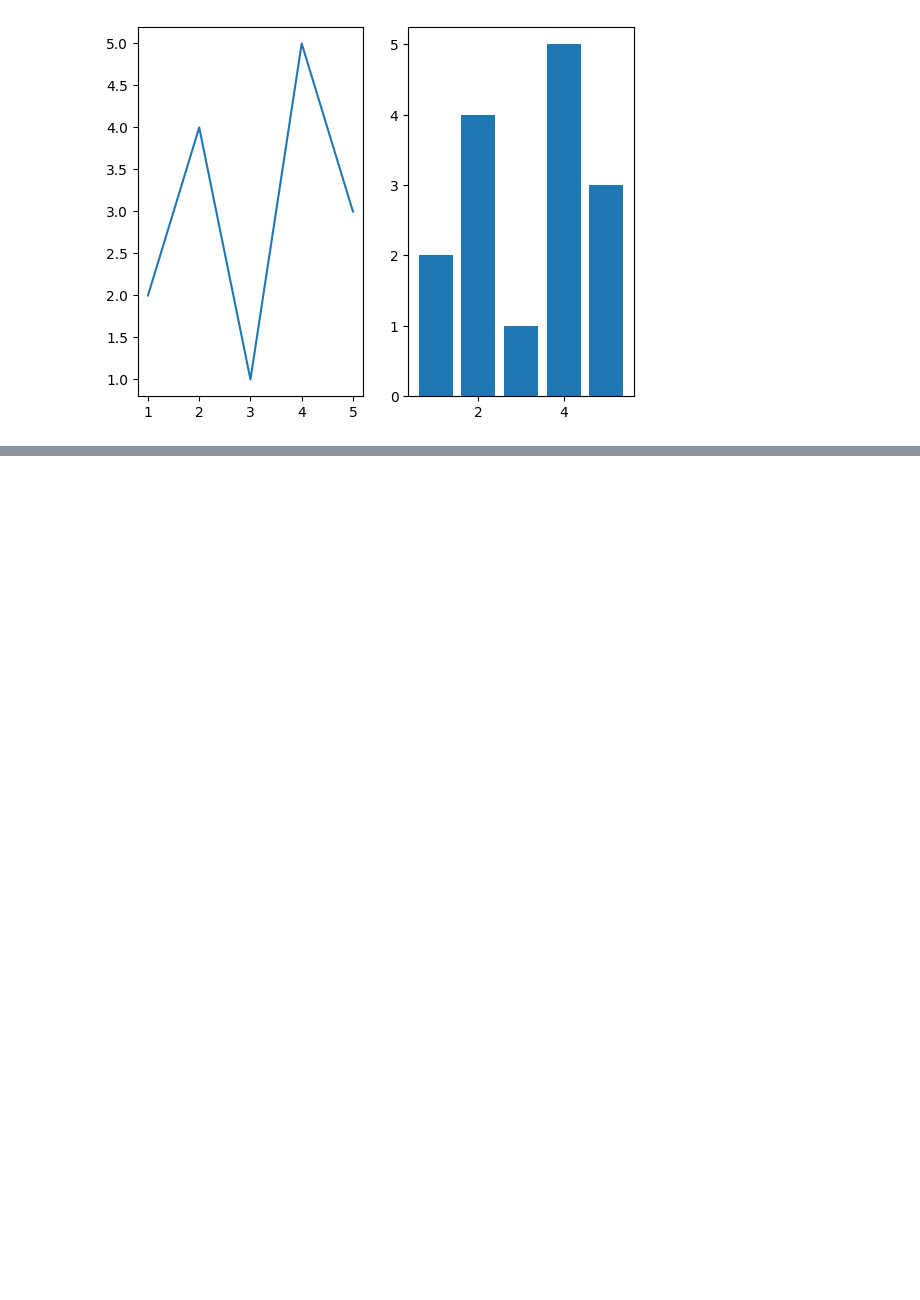
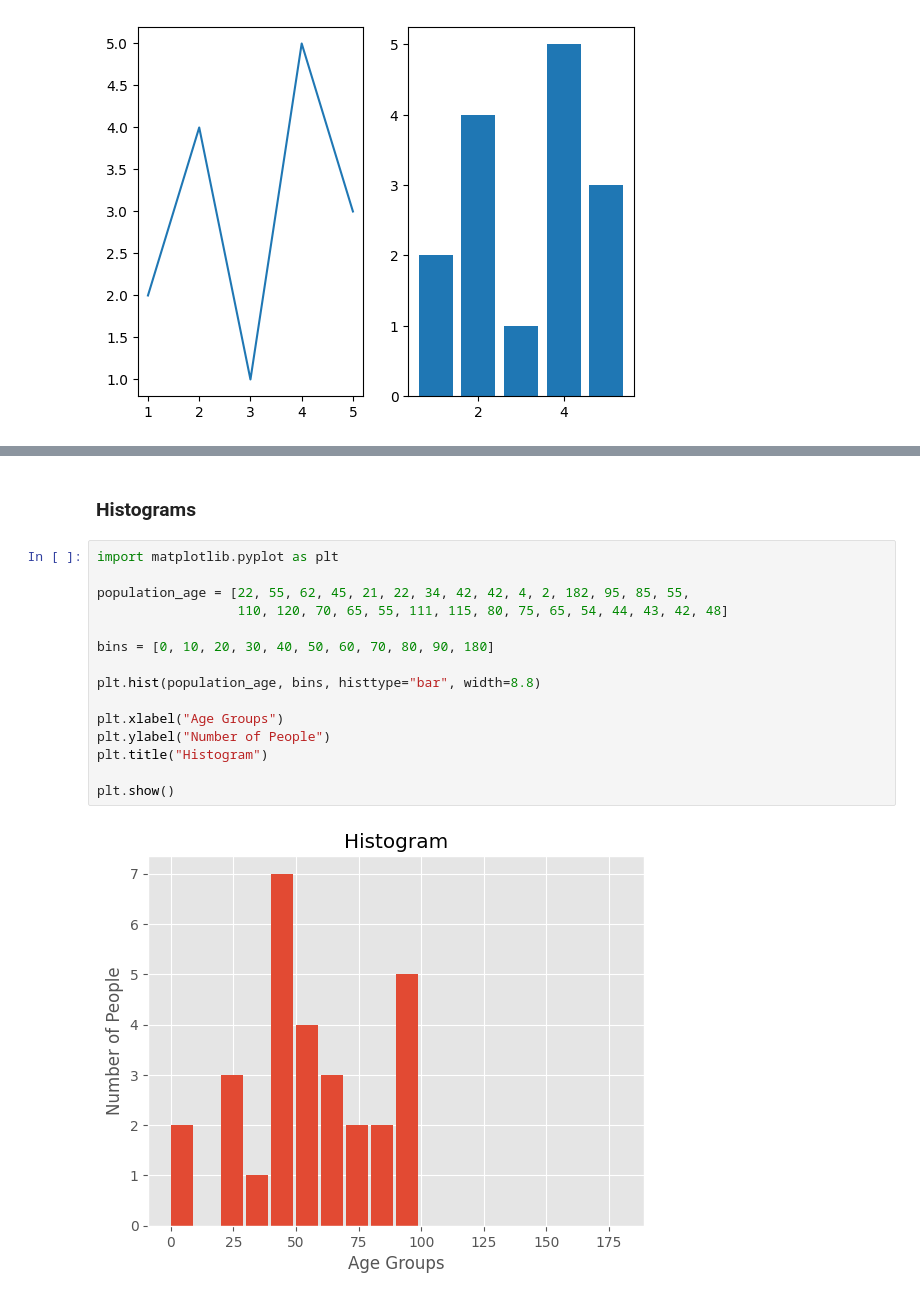
Before and after one commit to Kavithma-Thushal/Machine-Learning-Room-GDSE66, a Jupyter notebook: Day 5/Jupyter/main.ipynb, the cells around one changed output, grey strips where cells are left out. Saved outputs shown, nothing was run; the diff lists cells and outputs as text; blank space fills up the shorter version.

```diff
--- a/Day 5/Jupyter/main.ipynb
+++ b/Day 5/Jupyter/main.ipynb
@@ -31,0 +67,19 @@ plt.show()
+# %% [markdown]
+### Histograms
+# %%
+import matplotlib.pyplot as plt
+
+population_age = [22, 55, 62, 45, 21, 22, 34, 42, 42, 4, 2, 182, 95, 85, 55,
+                  110, 120, 70, 65, 55, 111, 115, 80, 75, 65, 54, 44, 43, 42, 48]
+
+bins = [0, 10, 20, 30, 40, 50, 60, 70, 80, 90, 180]
+
+plt.hist(population_age, bins, histtype="bar", width=8.8)
+
+plt.xlabel("Age Groups")
+plt.ylabel("Number of People")
+plt.title("Histogram")
+
+plt.show()
+# %% [output]
+[figure, added]
```
Also changed, not shown: parts of 8 cells of this notebook.
